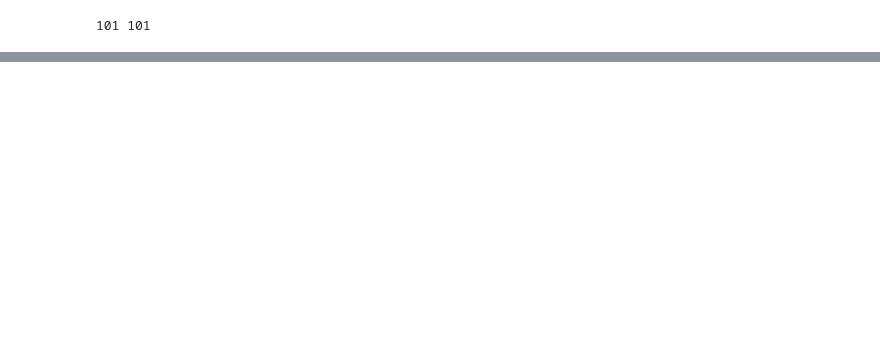
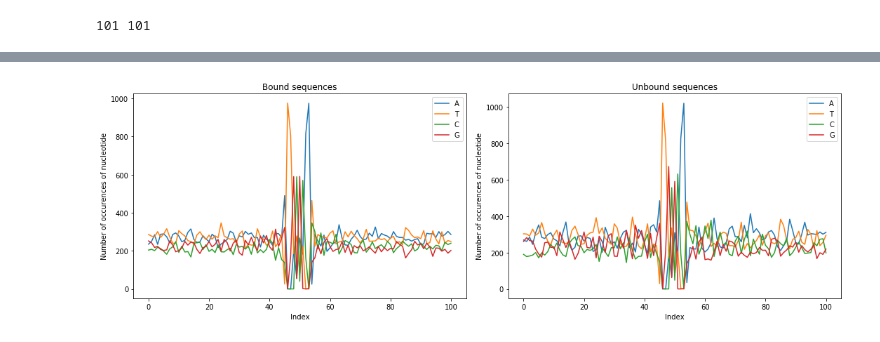
Before and after one commit to FlorentinGuth/KaggleMethods, a Jupyter notebook: viz.ipynb, the cells around one changed output, grey strips where cells are left out. Drawn from its saved outputs; the diff is of its cells as text; code cells hidden in the pictures; blank space fills up the shorter version.

Commit message:
Some correlation plots.

```diff
--- a/viz.ipynb
+++ b/viz.ipynb
@@ -36,3 +36,10 @@ L = np.array([len(x) for x in X])
 print(L.min(), L.max())
 # %% [output]
 101 101
+# %%
+s = 'ATCG'
+def one_hot(X):
+    '''NxT -> NxTx4'''
+    return np.array([list(x) for x in X])[:,:,None] == np.array(list(s))[None,None,:]
+X1 = one_hot(X)
+print(X1.shape)
@@ -38,0 +48,24 @@ print(L.min(), L.max())
+# %%
+Ibound = np.nonzero(Y)[0]
+Iunbound = np.nonzero(1 - Y)[0]
+def plot_correl(f, X=X1):
+    plt.figure(figsize=(15,5))
+
+    plt.subplot(1, 2, 1)
+    f(X[Ibound])
+    plt.title('Bound sequences')
+    plt.legend()
+
+    plt.subplot(1, 2, 2)
+    f(X[Iunbound])
+    plt.title('Unbound sequences')
+    plt.legend()
+
+    plt.tight_layout()
+    plt.show()
+# %%
+def f(X1):
+    plt.hist(X1.sum(axis=1), label=list(s))
+    plt.ylabel('Number of sequences')
+    plt.xlabel('Number of occurences of nucleotide')
+plot_correl(f)
@@ -38,0 +74,9 @@ print(L.min(), L.max())
+# %%
+def f(X1):
+    for i in range(4):
+        plt.plot(X1.sum(axis=0)[:,i], label=s[i])
+    plt.xlabel('Index')
+    plt.ylabel('Number of occurences of nucleotide')
+plot_correl(f)
+# %% [output]
+[figure, added]
```
Also changed, not shown: parts of 2 cells of this notebook.
